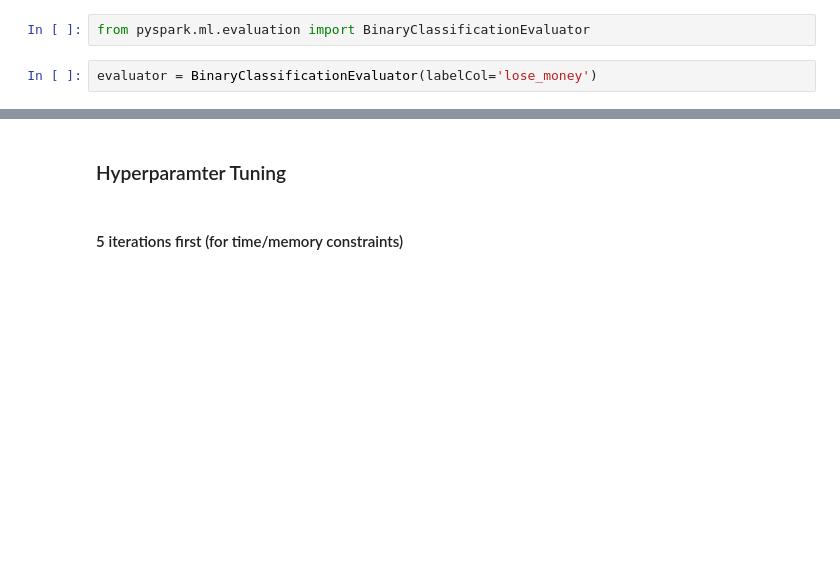
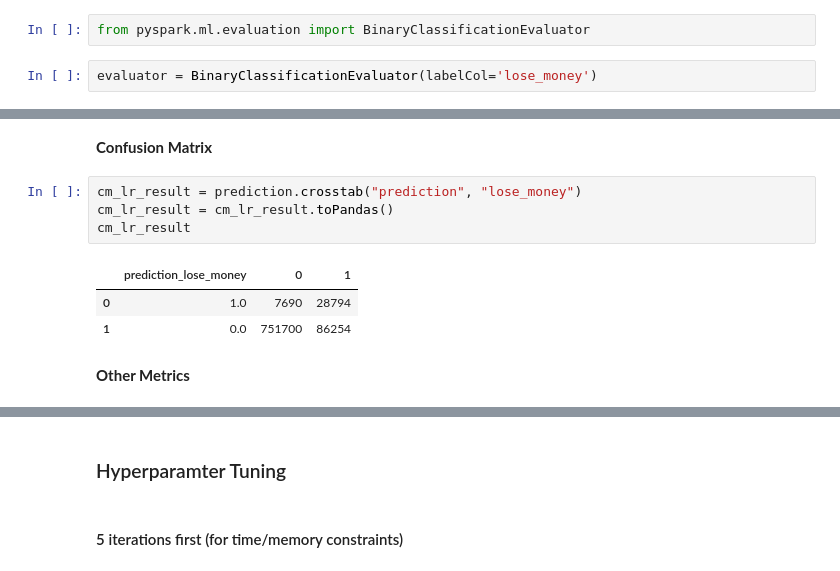
Before and after one commit to MacHLeroy/ds5110_final_project, a Jupyter notebook: 6.8FinalProjectF.ipynb, the cells around one changed output, grey strips where cells are left out. Drawn from its saved outputs; the diff is of its cells as text; blank space fills up the shorter version.

```diff
--- a/6.8FinalProjectF.ipynb
+++ b/6.8FinalProjectF.ipynb
@@ -415,0 +453,12 @@ AUROC =  0.9018306492398319
+# %% [markdown]
+**Confusion Matrix**
+# %%
+cm_lr_result = prediction.crosstab("prediction", "lose_money")
+cm_lr_result = cm_lr_result.toPandas()
+cm_lr_result
+# %% [output]
+|  | prediction_lose_money | 0 | 1 |
+| 0 | 1.0 | 7690 | 28794 |
+| 1 | 0.0 | 751700 | 86254 |
+# %% [markdown]
+**Other Metrics**
```
Also changed, not shown: parts of 41 cells of this notebook.
